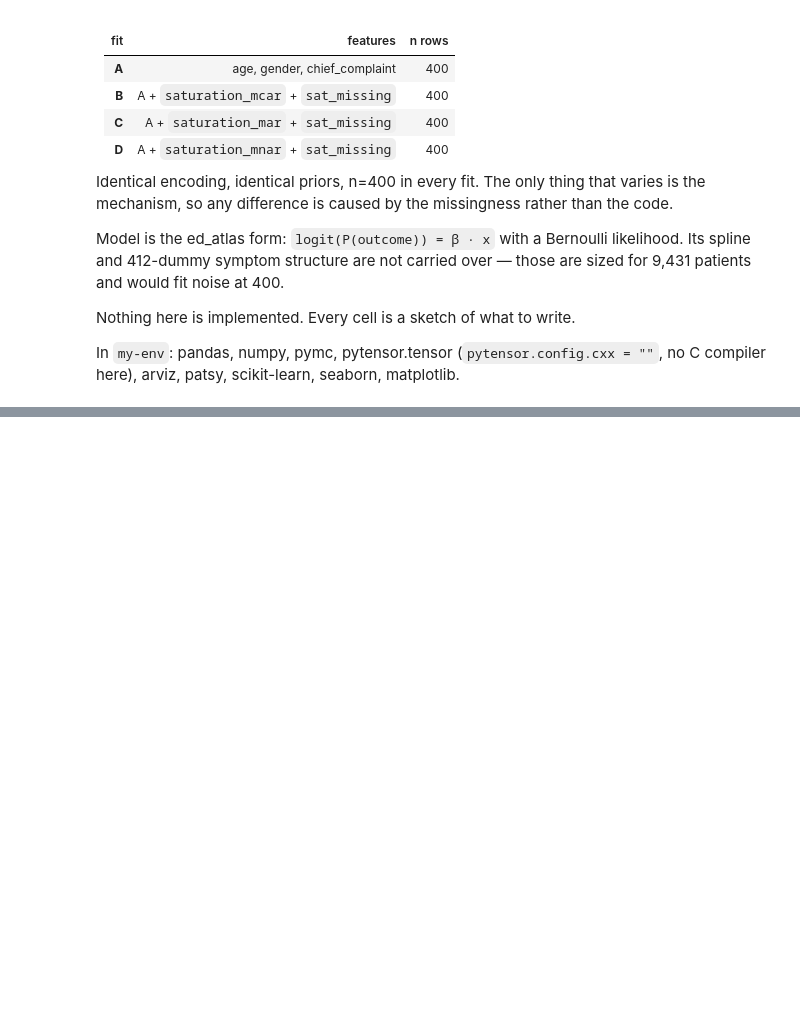
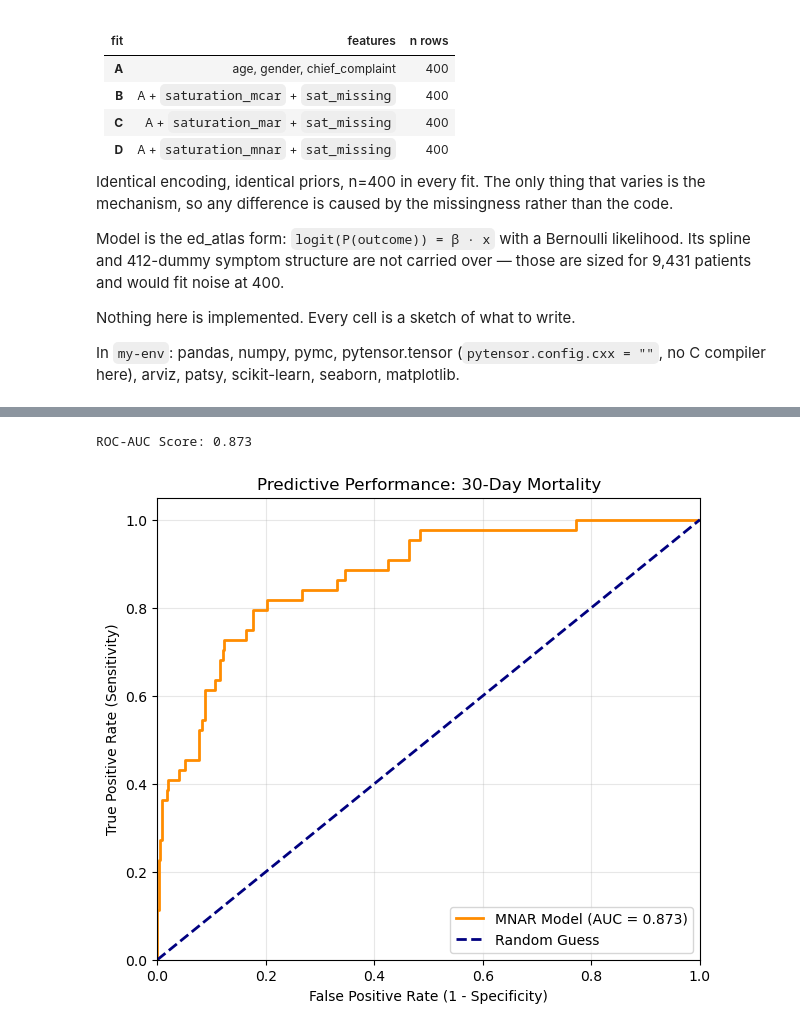
Before and after one commit to santabeard/DataanalysProjekt, a Jupyter notebook: MVP.ipynb, the cells around one changed output, grey strips where cells are left out. Saved outputs shown, nothing was run; the diff lists cells and outputs as text; code cells hidden in the pictures; blank space fills up the shorter version.

Commit message:
The mvp model

```diff
--- a/MVP.ipynb
+++ b/MVP.ipynb
@@ -303,0 +118,16 @@ base rate 11.0%
+# %%
+# 1. Extract the predicted probabilities from the MNAR trace
+trace_mnar = traces['saturation_mnar']
+
+# Average the probabilities across all MCMC draws for each patient
+predicted_probs = trace_mnar.posterior['p_mortality'].mean(dim=["chain", "draw"]).values
+
+# 2. Put the true target and the model's prediction side-by-side
+results_df = pd.DataFrame({
+    'Patient_ID': base_df.index,
+    'True_Mortality': base_df['mortality_30_days'],  # The actual outcome (1 = died, 0 = lived)
+    'Predicted_Prob': predicted_probs                # The model's guess (e.g., 0.82 = 82% chance)
+})
+
+# Display the first 15 patients
+print(results_df.head(15))
@@ -303,0 +151,27 @@ base rate 11.0%
+# %%
+from sklearn.metrics import roc_auc_score, roc_curve
+import matplotlib.pyplot as plt
+
+# 1. Calculate the AUC score
+auc_score = roc_auc_score(results_df['True_Mortality'], results_df['Predicted_Prob'])
+print(f"ROC-AUC Score: {auc_score:.3f}")
+
+# 2. Compute the curve coordinates
+fpr, tpr, thresholds = roc_curve(results_df['True_Mortality'], results_df['Predicted_Prob'])
+
+# 3. Plot the ROC Curve
+plt.figure(figsize=(7, 6))
+plt.plot(fpr, tpr, color='darkorange', lw=2, label=f'MNAR Model (AUC = {auc_score:.3f})')
+plt.plot([0, 1], [0, 1], color='navy', lw=2, linestyle='--', label='Random Guess')
+
+plt.xlim([0.0, 1.0])
+plt.ylim([0.0, 1.05])
+plt.xlabel('False Positive Rate (1 - Specificity)')
+plt.ylabel('True Positive Rate (Sensitivity)')
+plt.title('Predictive Performance: 30-Day Mortality')
+plt.legend(loc="lower right")
+plt.grid(alpha=0.3)
+plt.show()
+# %% [output]
+ROC-AUC Score: 0.873
+[figure, added]
```
Also changed, not shown: parts of 7 cells of this notebook.
